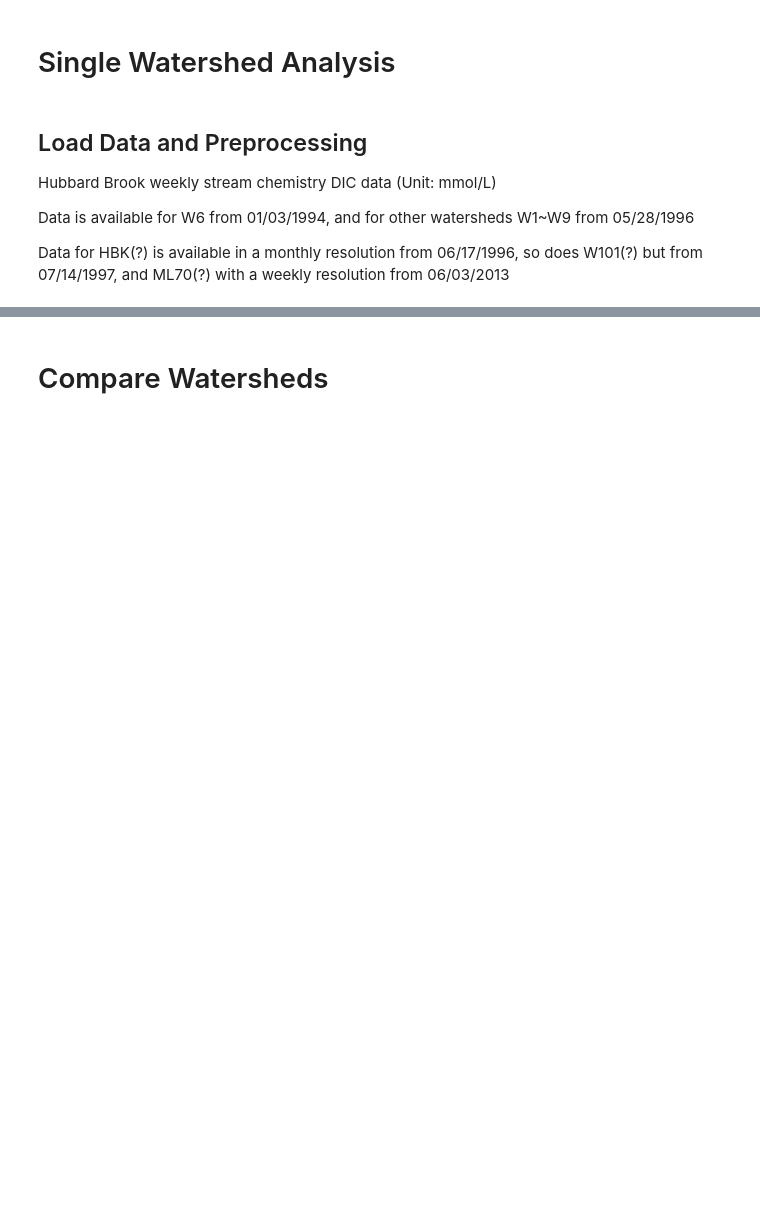
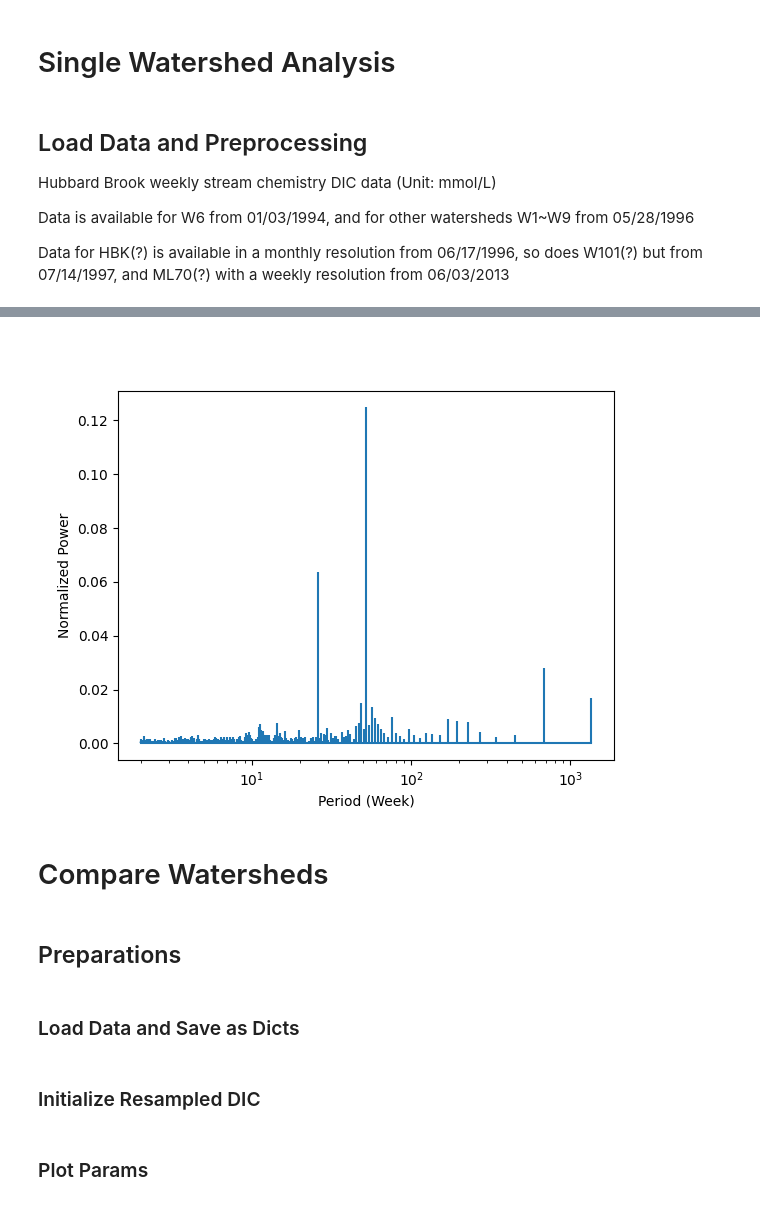
Before and after one commit to wangzcl/Hubbard-Brook-Stream-Chemistry, a Jupyter notebook: notebooks/hb_fft.ipynb, the cells around one changed output, grey strips where cells are left out. Cells and saved outputs as stored; diff of their text form; code cells hidden in the pictures; blank space fills up the shorter version.

```diff
--- a/notebooks/hb_fft.ipynb
+++ b/notebooks/hb_fft.ipynb
@@ -42,2 +61,10 @@ plt.ylabel("Normalized Power");
+# %%
+DIC_filled = DIC_resampled.interpolate()  # fill missing data
+power_specturm = fft_utils.spectrum(DIC_filled)
+plt.figure()
+power_specturm_plot = fft_utils.FourierSpectrumPlot(power_specturm)
+power_specturm_plot.plot()
+# %% [output]
+[figure, added]
 # %% [markdown]
 # Compare Watersheds
@@ -63,0 +71,4 @@ plt.show()
+# %% [markdown]
+## Preparations
+# %% [markdown]
+### Load Data and Save as Dicts
@@ -63,0 +78,2 @@ plt.show()
+# %% [markdown]
+### Initialize Resampled DIC
@@ -63,0 +88,2 @@ plt.show()
+# %% [markdown]
+### Plot Params
```
Also changed, not shown: parts of 23 cells of this notebook, 3 other files.
